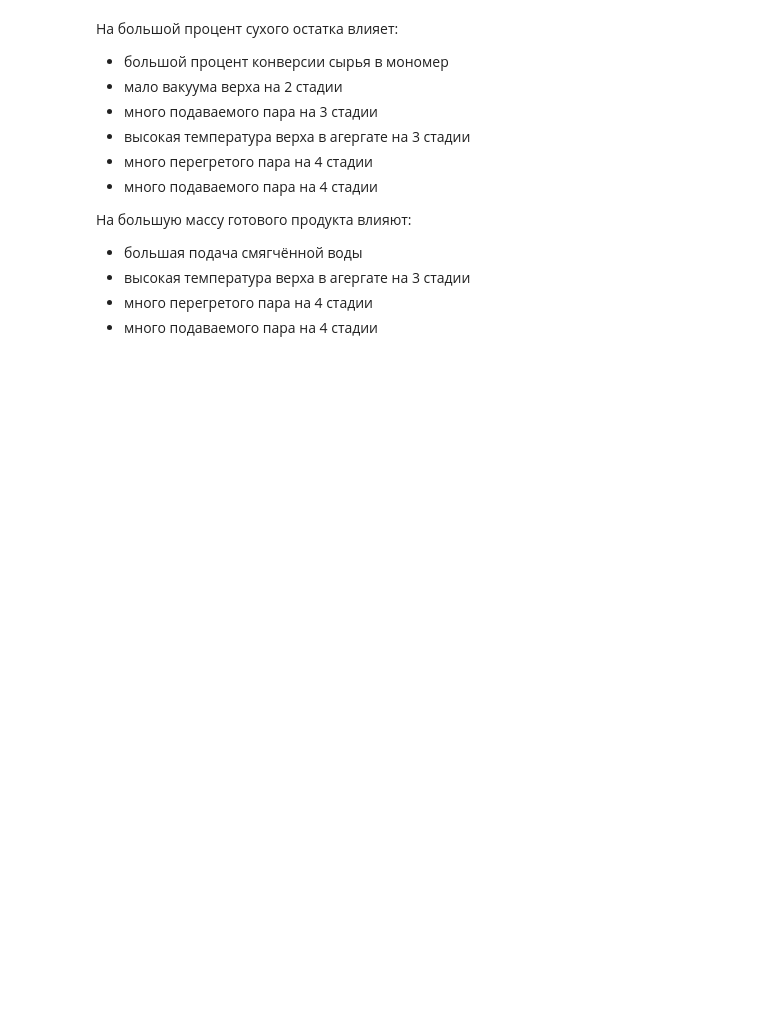
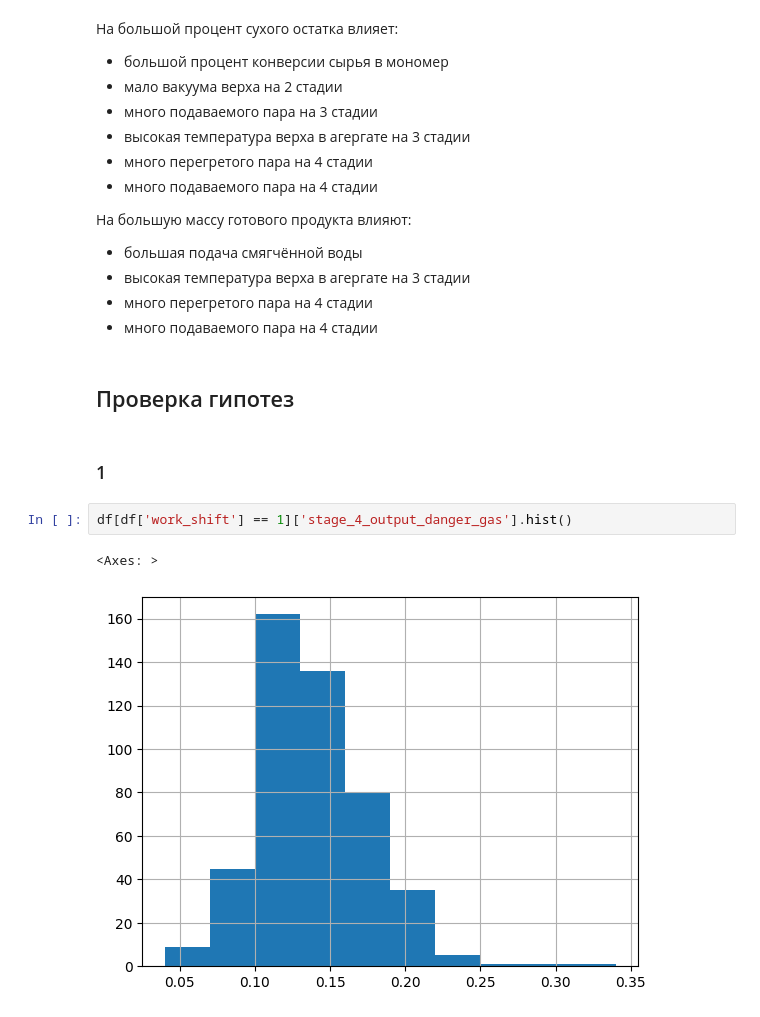
Before and after one commit to alinkalina/ad-ecology-project, a Jupyter notebook: project.ipynb, the cells around one changed output. Drawn from its saved outputs; the diff is of its cells as text; blank space fills up the shorter version.

```diff
--- a/project.ipynb
+++ b/project.ipynb
@@ -183,3 +183,12 @@ plt.show()
 *   высокая температура верха в агергате на 3 стадии
 *   много перегретого пара на 4 стадии
 *   много подаваемого пара на 4 стадии
+# %% [markdown]
+## Проверка гипотез
+# %% [markdown]
+### 1
+# %%
+df[df['work_shift'] == 1]['stage_4_output_danger_gas'].hist()
+# %% [output]
+<Axes: >
+[figure, added]
```
Also changed, not shown: parts of 20 cells of this notebook.
